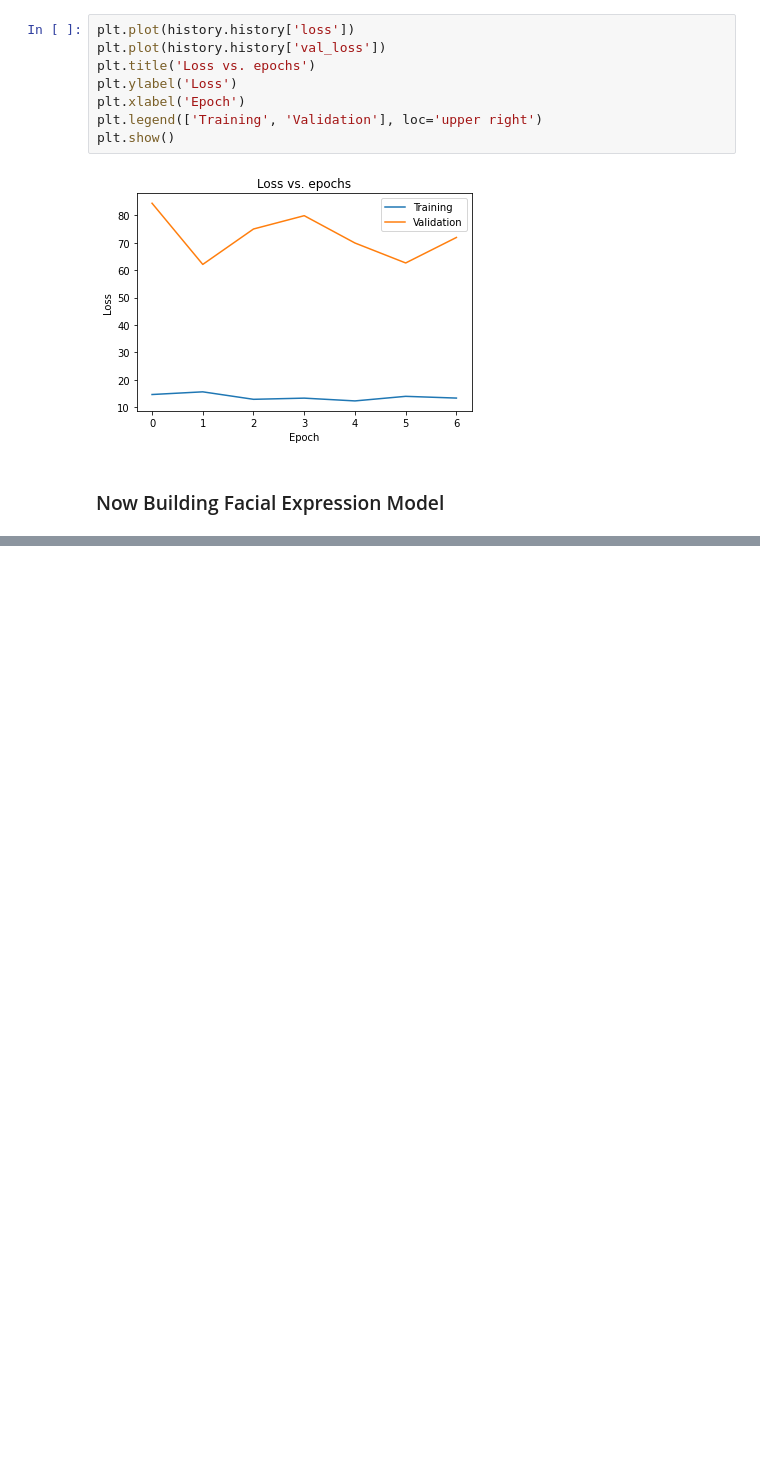
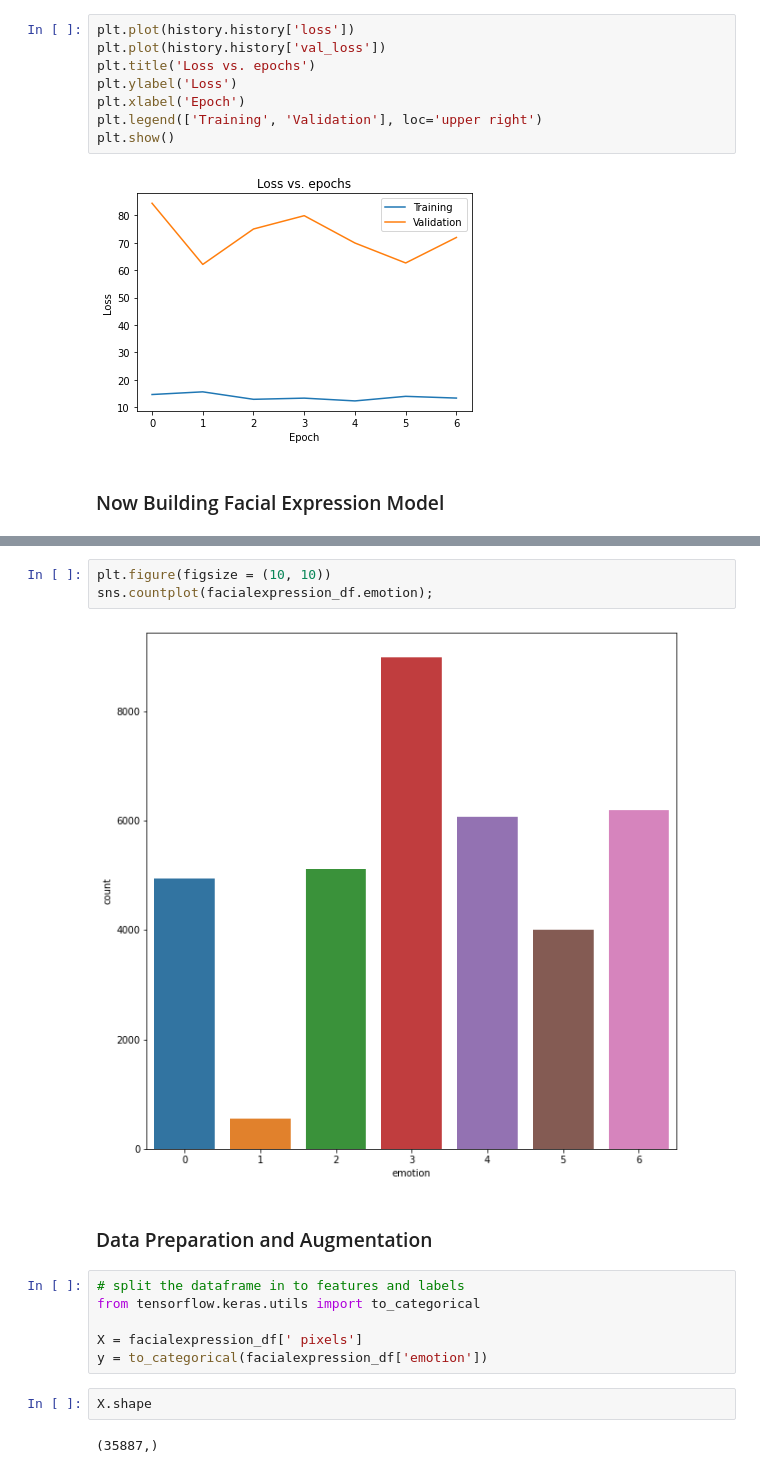
Before and after one commit to Satwikram/Emotion-AI, a Jupyter notebook: Emotion AI.ipynb, the cells around one changed output, grey strips where cells are left out. Cells and saved outputs as stored; diff of their text form; blank space fills up the shorter version.

```diff
--- a/Emotion AI.ipynb
+++ b/Emotion AI.ipynb
@@ -603,0 +731,17 @@ plt.show()
+# %%
+plt.figure(figsize = (10, 10))
+sns.countplot(facialexpression_df.emotion);
+# %% [output]
+[figure, added]
+# %% [markdown]
+### Data Preparation and Augmentation
+# %%
+# split the dataframe in to features and labels
+from tensorflow.keras.utils import to_categorical
+
+X = facialexpression_df[' pixels']
+y = to_categorical(facialexpression_df['emotion'])
+# %%
+X.shape
+# %% [output]
+(35887,)
```
Also changed, not shown: parts of 42 cells of this notebook.
